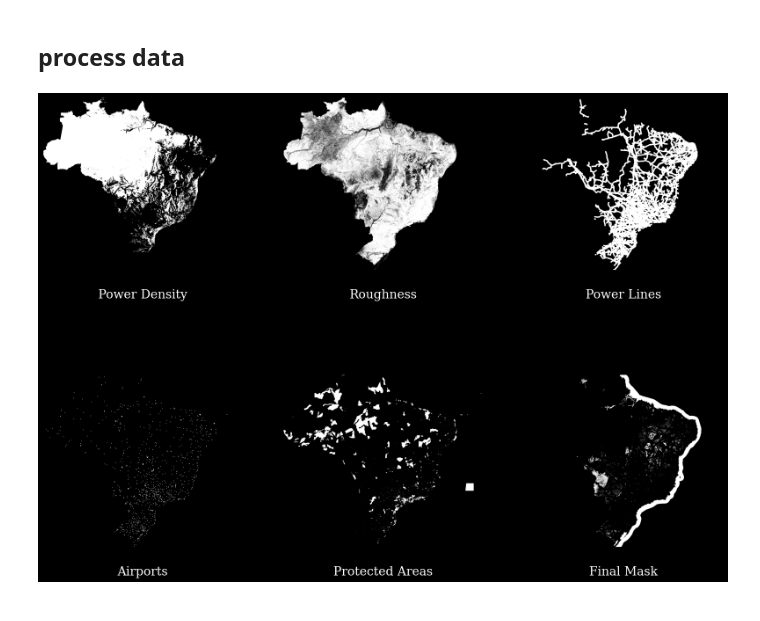
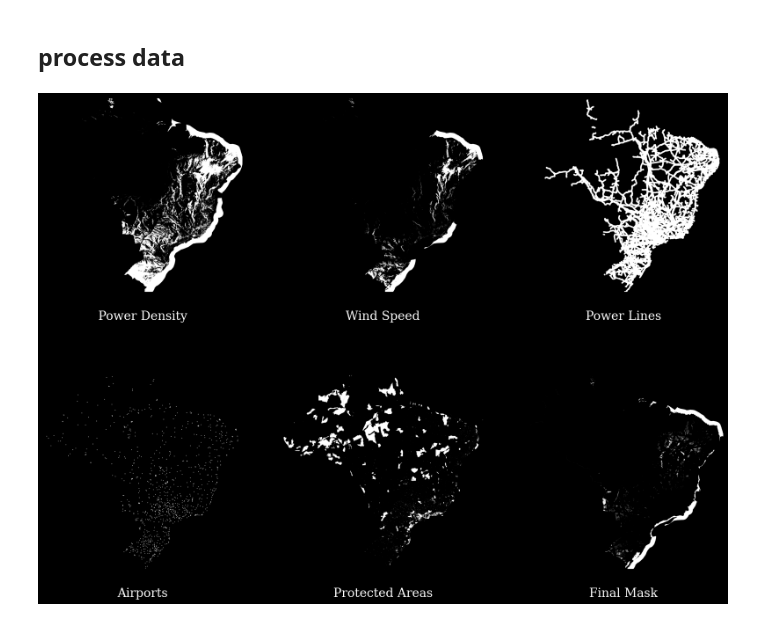
Before and after one commit to syrkis/aeolus, a Jupyter notebook: notebook.ipynb, the cells around one changed output. Drawn from its saved outputs; the diff is of its cells as text; code cells hidden in the pictures.

```diff
--- a/notebook.ipynb
+++ b/notebook.ipynb
@@ -186,6 +208,6 @@ def get_percentile(raster, percentile):
     # Calculate the percentile of a raster.
     return np.nanpercentile(array[array != nodata], percentile)
 # %%
-rougness_limit = get_percentile(data['roughness'], 30)
-slope_limit = get_percentile(data['slope'], 30)
-power_density_limit = get_percentile(data['power_density'], 60)
+rougness_limit = get_percentile(raster_data['roughness'], 30)
+slope_limit = get_percentile(raster_data['slope'], 30)
+power_density_limit = get_percentile(raster_data['power_density'], 80)
@@ -195,39 +214,63 @@ roughness_mask = (data['roughness']['array'] > rougness_limit) & brazil_mask
 # %%
+power_density_mask = raster_data['power_density']['array'] > power_density_limit
+roughness_mask = (raster_data['roughness']['array'] > rougness_limit) & brazil_mask
+wind_speed_mask = (raster_data['wind_speed']['array'] > 7) & brazil_and_offshore_mask
+slope_mask = (raster_data['slope']['array'] > slope_limit) & brazil_mask
+# topography_mask = (raster_data['topography']['array'].astype(float)) & brazil_mask
 # base
-M = np.ones_like(data['topography']['array'])
+M = np.ones_like(raster_data['topography']['array'])
 
 # account for no data
 M[brazil_and_offshore_mask == 0] = 0
 
 # account for roughness
-M[(data['roughness']['array'] > rougness_limit)] = 0
+M[(raster_data['roughness']['array'] > rougness_limit)] = 0
 
 # account for slope
-M[(data['slope']['array'] > slope_limit)] = 0
+# M[(raster_data['slope']['array'] > slope_limit)] = 0
 
 # account for power density (between 0 and 10)
-M[(data['power_density']['array'] < power_density_limit)] = 0
+M[(raster_data['power_density']['array'] < power_density_limit)] = 0
+
+# account for wind speed off shore
+M[(offshore_mask == 1) & (wind_speed_mask == 0)] = 0
 
 # account for proximity to powerline (in power line mask)
 M[(power_line_mask == 1)] = 0
 
 # account for protected areas
 M[(protected_areas_mask == 1)] = 0
+
+# account for airports
+M[(airport_mask == 1)] = 0
+# cacing masks
+np.save(f'./masks/brazil_mask.npy', brazil_mask)
+np.save(f'./masks/offshore_mask.npy', offshore_mask)
+np.save(f'./masks/brazil_and_offshore_mask.npy', brazil_and_offshore_mask)
+np.save(f'./masks/power_density_mask.npy', power_density_mask)
+np.save(f'./masks/roughness_mask.npy', roughness_mask)
+np.save(f'./masks/wind_speed_mask.npy', wind_speed_mask)
+np.save(f'./masks/slope_mask.npy', slope_mask)
+np.save(f'./masks/power_line_mask.npy', power_line_mask)
+np.save(f'./masks/airport_mask.npy', airport_mask)
+np.save(f'./masks/protected_areas_mask.npy', protected_areas_mask)
+np.save(f'./masks/M.npy', M)
 # %%
 fig, axes = plt.subplots(2, 3, figsize=(20, 15))
 for ax, mask, title in zip(axes.flatten(),
-    [power_density_mask, roughness_mask, power_line_mask, airport_mask, protected_areas_mask, M],
-    ['Power Density', 'Roughness', 'Power Lines', 'Airports', 'Protected Areas', 'Final Mask']):
+    [power_density_mask, wind_speed_mask, power_line_mask, airport_mask, protected_areas_mask, M],
+    ['Power Density', 'Wind Speed', 'Power Lines', 'Airports', 'Protected Areas', 'Final Mask']):
     ax.imshow(mask, cmap='gray')
     # add title below each image. Add some padding above title.
-    ax.set_xlabel(title + '    ', fontsize=20, labelpad=30)
+    ax.set_xlabel(title, fontsize=20, labelpad=30)
     ax.set_xticks([])
     ax.set_yticks([])
     # make border black
     for _, spine in ax.spines.items():
         spine.set_visible(True)
         spine.set_color('black')
         spine.set_linewidth(2)
+# plt.savefig('figures/mask.png', bbox_inches='tight', dpi=300)
 plt.show()
 # %% [output]
-[figure, old version]
+[figure, new version]
```
Also changed, not shown: parts of 10 cells of this notebook, 1 other file.
